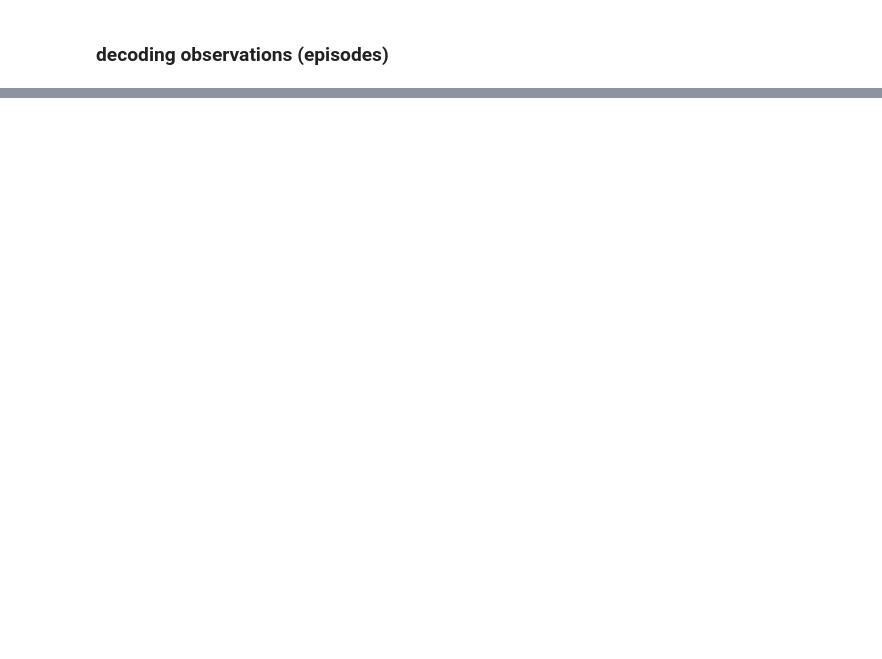
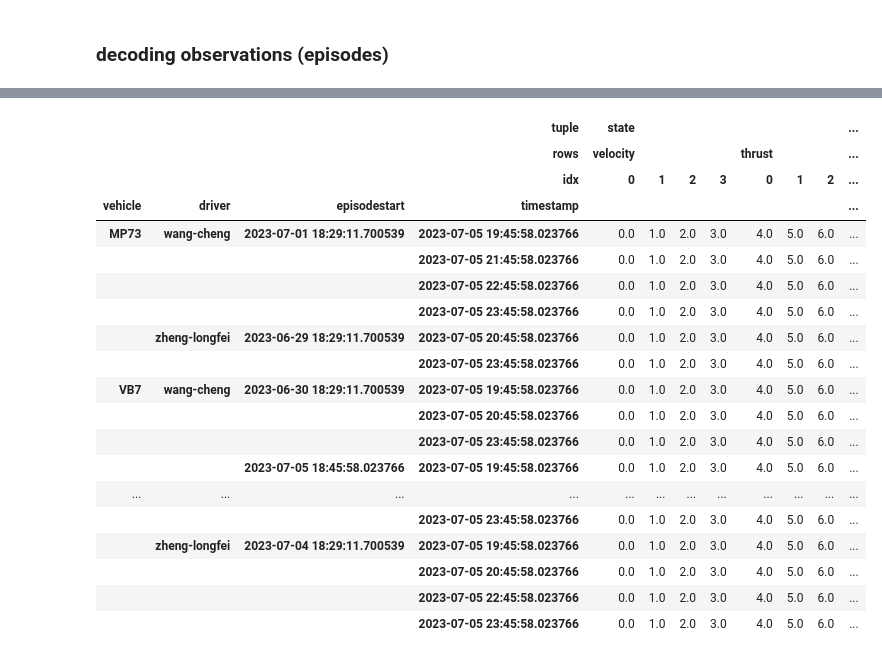
Before and after one commit to Binjian/eos, a Jupyter notebook: eos/utils/eos_dataframe_mongo_codecs.ipynb, the cells around one changed output, grey strips where cells are left out. Cells and saved outputs as stored; diff of their text form; code cells hidden in the pictures; blank space fills up the shorter version.

```diff
--- a/eos/utils/eos_dataframe_mongo_codecs.ipynb
+++ b/eos/utils/eos_dataframe_mongo_codecs.ipynb
@@ -2385,0 +2517,26 @@ Length: 1500, dtype: object
+# %%
+
+idx = pd.IndexSlice
+states = df_decoded.loc[:, idx['state',['velocity', 'thrust', 'brake']]]
+states
+# %% [output]
+|  |  |  | tuple | state |  |  |  |  |  |  | ... |
+|  |  |  | rows | velocity |  |  |  | thrust |  |  | ... |
+|  |  |  | idx | 0 | 1 | 2 | 3 | 0 | 1 | 2 | ... |
+| vehicle | driver | episodestart | timestamp |  |  |  |  |  |  |  | ... |
+| MP73 | wang-cheng | 2023-07-01 18:29:11.700539 | 2023-07-05 19:45:58.023766 | 0.0 | 1.0 | 2.0 | 3.0 | 4.0 | 5.0 | 6.0 | ... |
+|  |  |  | 2023-07-05 21:45:58.023766 | 0.0 | 1.0 | 2.0 | 3.0 | 4.0 | 5.0 | 6.0 | ... |
+|  |  |  | 2023-07-05 22:45:58.023766 | 0.0 | 1.0 | 2.0 | 3.0 | 4.0 | 5.0 | 6.0 | ... |
+|  |  |  | 2023-07-05 23:45:58.023766 | 0.0 | 1.0 | 2.0 | 3.0 | 4.0 | 5.0 | 6.0 | ... |
+|  | zheng-longfei | 2023-06-29 18:29:11.700539 | 2023-07-05 20:45:58.023766 | 0.0 | 1.0 | 2.0 | 3.0 | 4.0 | 5.0 | 6.0 | ... |
+|  |  |  | 2023-07-05 23:45:58.023766 | 0.0 | 1.0 | 2.0 | 3.0 | 4.0 | 5.0 | 6.0 | ... |
+| VB7 | wang-cheng | 2023-06-30 18:29:11.700539 | 2023-07-05 19:45:58.023766 | 0.0 | 1.0 | 2.0 | 3.0 | 4.0 | 5.0 | 6.0 | ... |
+|  |  |  | 2023-07-05 20:45:58.023766 | 0.0 | 1.0 | 2.0 | 3.0 | 4.0 | 5.0 | 6.0 | ... |
+|  |  |  | 2023-07-05 23:45:58.023766 | 0.0 | 1.0 | 2.0 | 3.0 | 4.0 | 5.0 | 6.0 | ... |
+|  |  | 2023-07-05 18:45:58.023766 | 2023-07-05 19:45:58.023766 | 0.0 | 1.0 | 2.0 | 3.0 | 4.0 | 5.0 | 6.0 | ... |
+| ... | ... | ... | ... | ... | ... | ... | ... | ... | ... | ... | ... |
+|  |  |  | 2023-07-05 23:45:58.023766 | 0.0 | 1.0 | 2.0 | 3.0 | 4.0 | 5.0 | 6.0 | ... |
+|  | zheng-longfei | 2023-07-04 18:29:11.700539 | 2023-07-05 19:45:58.023766 | 0.0 | 1.0 | 2.0 | 3.0 | 4.0 | 5.0 | 6.0 | ... |
+|  |  |  | 2023-07-05 20:45:58.023766 | 0.0 | 1.0 | 2.0 | 3.0 | 4.0 | 5.0 | 6.0 | ... |
+|  |  |  | 2023-07-05 22:45:58.023766 | 0.0 | 1.0 | 2.0 | 3.0 | 4.0 | 5.0 | 6.0 | ... |
+|  |  |  | 2023-07-05 23:45:58.023766 | 0.0 | 1.0 | 2.0 | 3.0 | 4.0 | 5.0 | 6.0 | ... |
```
Also changed, not shown: parts of 23 cells of this notebook, 1 other file.
